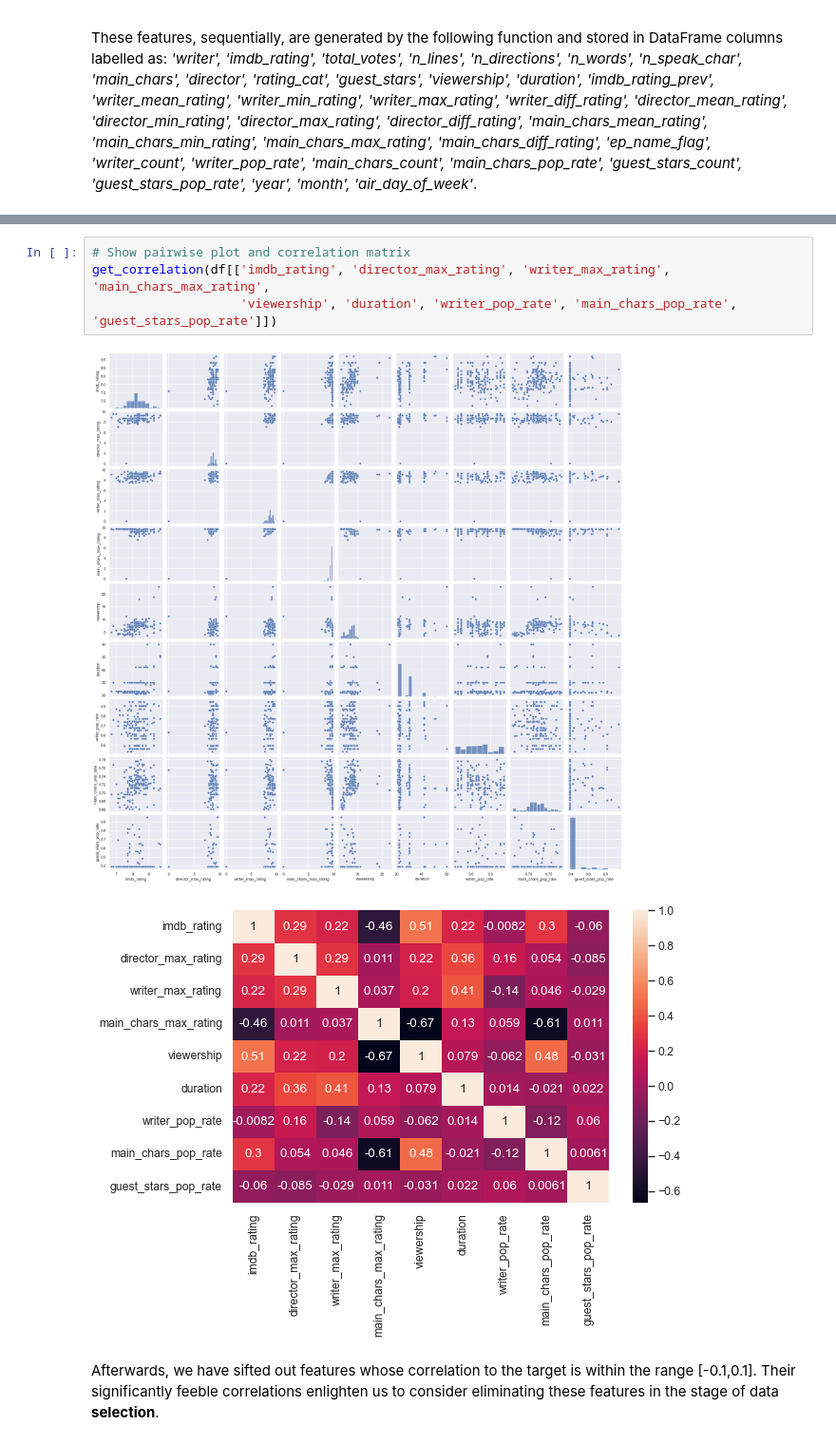
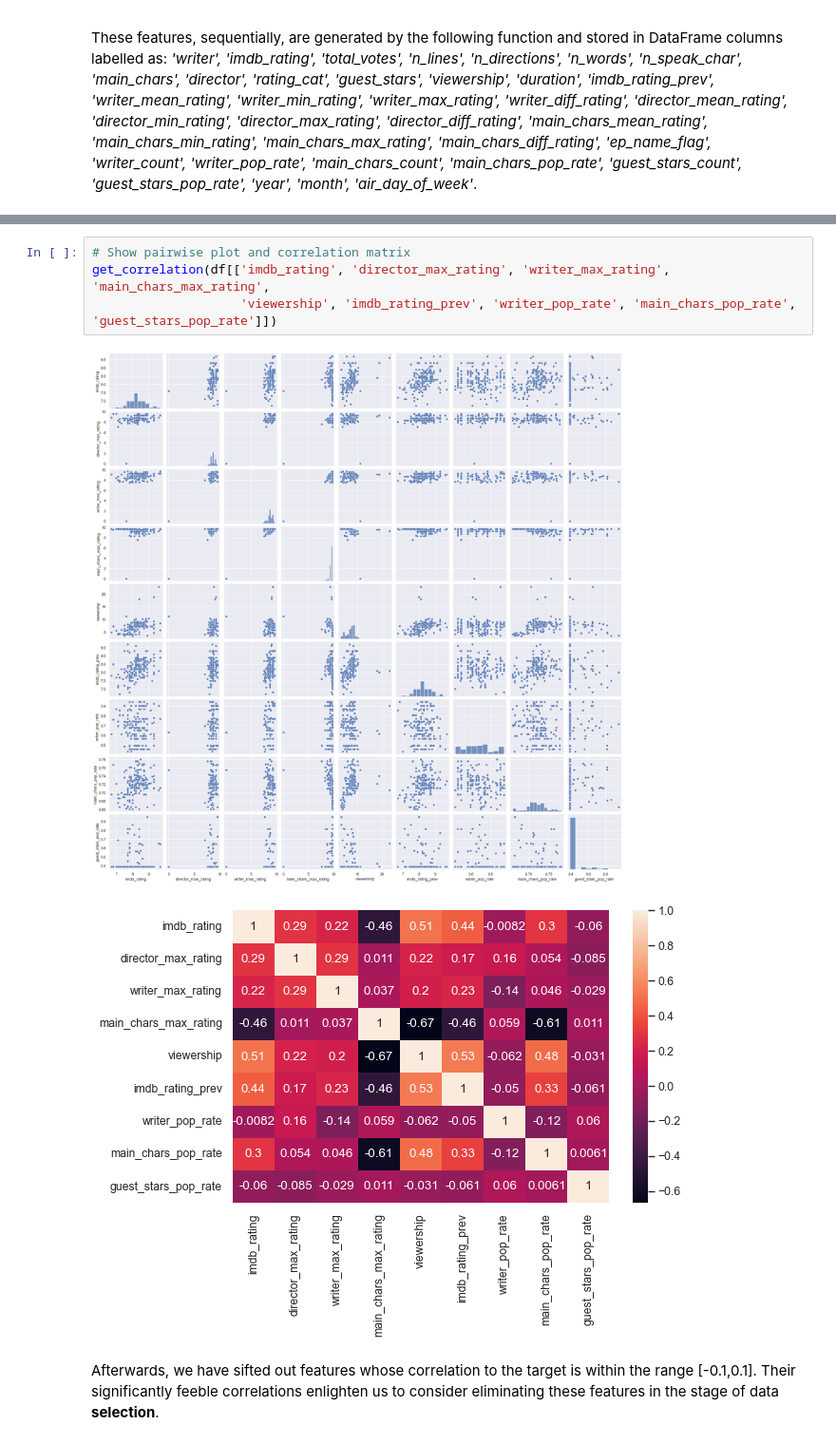
Before and after one commit to monicasteph97/mlp-proj1, a Jupyter notebook: project1.ipynb, the cells around one changed output, grey strips where cells are left out. Shown at 95% size. Drawn from its saved outputs; the diff is of its cells as text.

```diff
--- a/project1.ipynb
+++ b/project1.ipynb
@@ -638,10 +638,10 @@ memory usage: 53.8+ KB
 # %%
 # Show pairwise plot and correlation matrix
 get_correlation(df[['imdb_rating', 'director_max_rating', 'writer_max_rating', 'main_chars_max_rating',
-                    'viewership', 'duration', 'writer_pop_rate', 'main_chars_pop_rate', 'guest_stars_pop_rate']])
+                    'viewership', 'imdb_rating_prev', 'writer_pop_rate', 'main_chars_pop_rate', 'guest_stars_pop_rate']])
 # %% [output]
-[figure, old version]
+[figure, new version]
-[figure, old version]
+[figure, new version]
 # %% [markdown]
 Afterwards, we have sifted out features whose correlation to the target is within the range [-0.1,0.1]. Their significantly feeble correlations enlighten us to consider eliminating these features in the stage of data **selection**.
 # %% [markdown]
```
Also changed, not shown: parts of 9 cells of this notebook.
